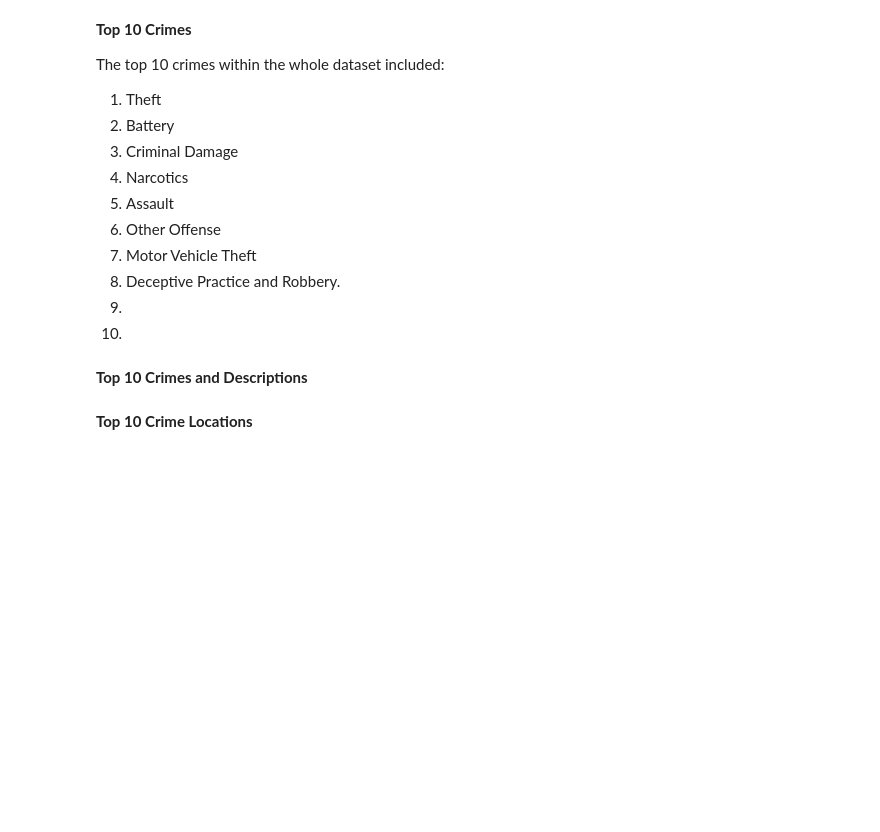
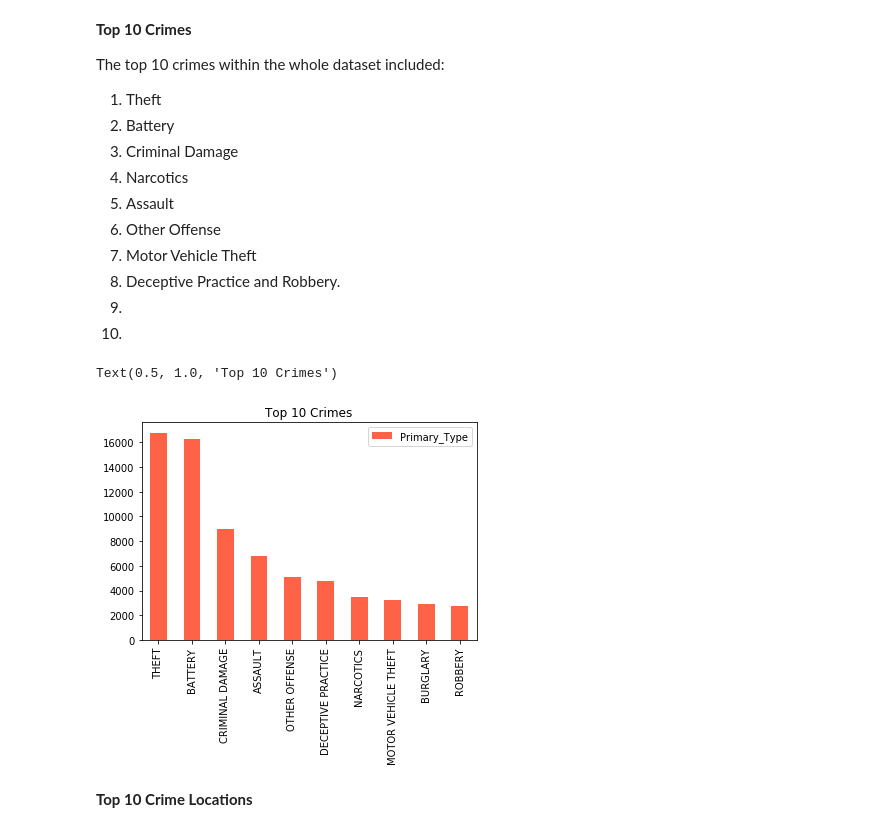
Before and after one commit to meghutch/Chicago_Crimes, a Jupyter notebook: Chicago_Crime_Analysis.ipynb, the cells around one changed output. Cells and saved outputs as stored; diff of their text form; code cells hidden in the pictures; blank space fills up the shorter version.

```diff
--- a/Chicago_Crime_Analysis.ipynb
+++ b/Chicago_Crime_Analysis.ipynb
@@ -295,11 +310,14 @@ The top 10 crimes within the whole dataset included:
 9.
 10.
 # %%
-crime_df10 = crime_df.Primary_Type.value_counts()
+crime_df10 = crime_model.Primary_Type.value_counts()
 crime_df10 = crime_df10.head(10)
 
 crime_df10 = pd.DataFrame(crime_df10)
 
 plt1 = crime_df10.plot(kind="bar", color = "tomato")
 plt1.tick_params(axis="x", labelsize = 10, labelrotation = 90)
 plt1.set_title("Top 10 Crimes")
+# %% [output]
+Text(0.5, 1.0, 'Top 10 Crimes')
+[figure, added]
@@ -318,2 +323,0 @@ plt1.set_title("Top 10 Crime Descriptions (Overall)")
-# %% [markdown]
-**Top 10 Crimes and Descriptions**
```
Also changed, not shown: parts of 36 cells of this notebook.
